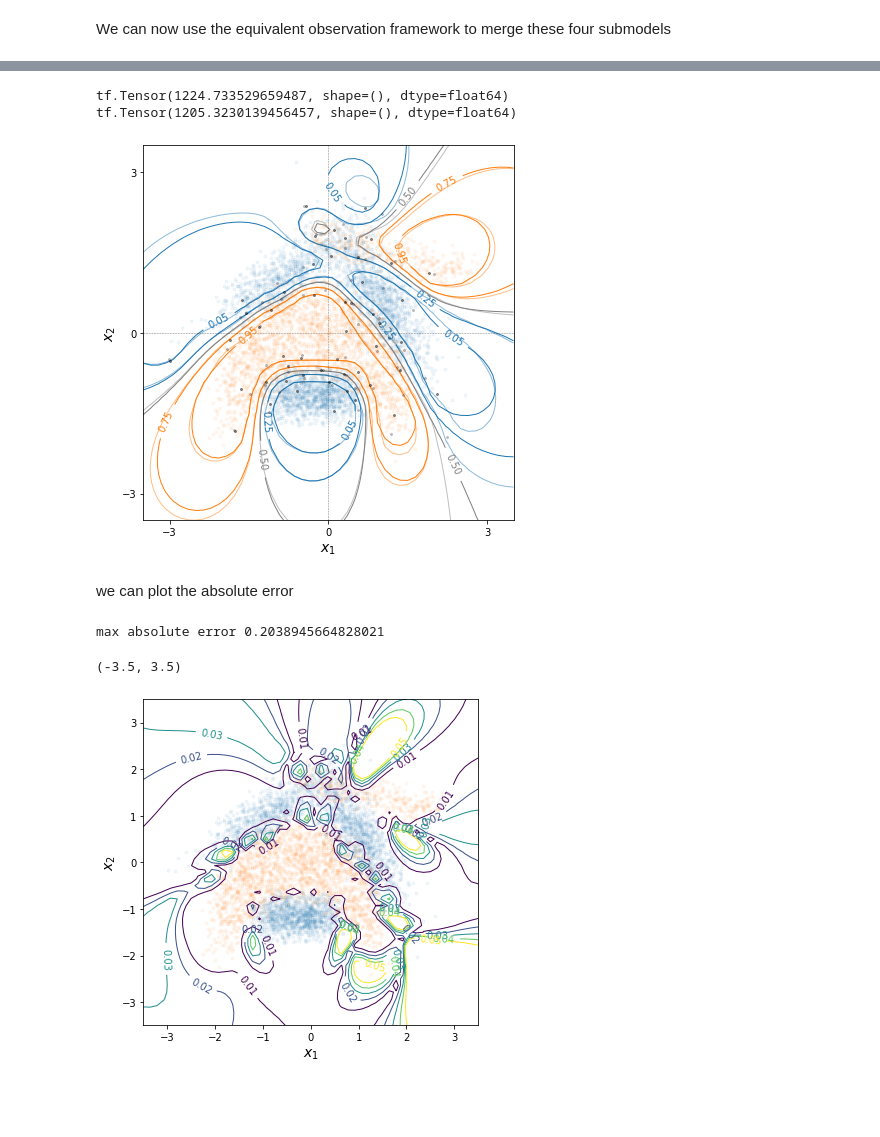
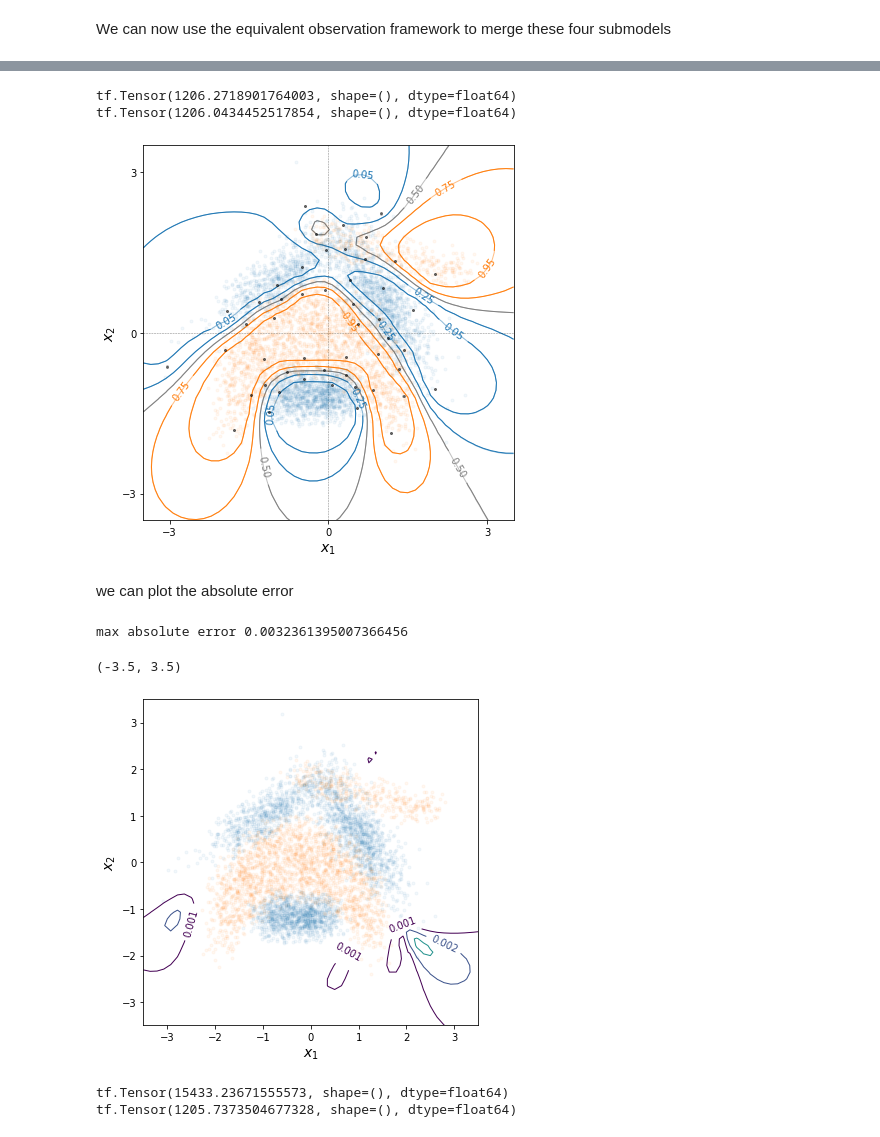
Before and after one commit to NicolasDurrande/guepard, a Jupyter notebook: docs/notebooks/equivalent_obs_SVGP_parametrisation.ipynb, the cells around one changed output, grey strips where cells are left out. Saved outputs shown, nothing was run; the diff lists cells and outputs as text; code cells hidden in the pictures; blank space fills up the shorter version.

```diff
--- a/docs/notebooks/equivalent_obs_SVGP_parametrisation.ipynb
+++ b/docs/notebooks/equivalent_obs_SVGP_parametrisation.ipynb
@@ -120,20 +121,35 @@ ax.axes.yaxis.set_ticklabels([]);
 # %%
 from typing import Any, List, Optional, Tuple, Type
 import tensorflow as tf
+
+class MyInducing(gpflow.inducing_variables.InducingPoints):
+
+    def __init__(self, ensemble):
+        super().__init__(ensemble.models[0].inducing_variable.Z)
+        self.ensemble = ensemble
+
+    @property
+    def Z(self):
+       return tf.concat(values=[m.inducing_variable.Z for m in self.ensemble.models], axis=0)
+
+    @Z.setter  # type: ignore[attr-defined, no-redef]
+    def Z(self, _: Any) -> None:
+        pass
+
 
 class SparseSVGP(gpflow.models.svgp.SVGP_deprecated):
     def __init__(self, ensemble: guepard.EquivalentObsEnsemble):
 
         self.ensemble = ensemble
 
-        Z = tf.concat(values=[m.inducing_variable.Z for m in ensemble.models], axis=0)
-        iv = gpflow.inducing_variables.InducingPoints(Z)
+        #Z = tf.concat(values=[m.inducing_variable.Z for m in ensemble.models], axis=0)
+        #iv = gpflow.inducing_variables.InducingPoints(Z)
 
         gpflow.models.svgp.SVGP_deprecated.__init__(
             self,
             ensemble.models[0].kernel,
             ensemble.models[0].likelihood,
-            inducing_variable=iv,
+            inducing_variable=MyInducing(ensemble),
             mean_function=ensemble.models[0].mean_function,
             whiten=False,
         )
@@ -289,8 +307,8 @@ print(closure())
 
 Yfsvgp = m_fsvgp.predict_y(Xtest)[0]
 # %% [output]
-tf.Tensor(1224.733529659487, shape=(), dtype=float64)
-tf.Tensor(1205.3230139456457, shape=(), dtype=float64)
+tf.Tensor(1206.2718901764003, shape=(), dtype=float64)
+tf.Tensor(1206.0434452517854, shape=(), dtype=float64)
 # %%
 fig, ax = plt.subplots(figsize=(6, 6))
 
@@ -319,27 +337,43 @@ ax.axes.yaxis.set_ticks([-3, 0, 3])
 
 plt.tight_layout()
 # %% [output]
-[figure, old version]
+[figure, new version]
 # %% [markdown]
 we can plot the absolute error
 # %%
 error = (Ytest- Yfsvgp).numpy().flatten()
 print("max absolute error", np.max(np.abs(error)))
-
 
 fig, ax = plt.subplots(figsize=(6, 6))
 
 ax.plot(X[Y[:, 0] == 0, 0], X[Y[:, 0] == 0, 1], 'o', color="C0", ms=3, alpha=0.05, label="$y=0$")
 ax.plot(X[Y[:, 0] == 1, 0], X[Y[:, 0] == 1, 1], 'o', color="C1", ms=3, alpha=0.05, label="$y=1$")
 
-cs = ax.contour(X1_grid, X2_grid, np.reshape(np.abs(error), (50, 50)), linewidths=1, levels=[0.01, 0.02, 0.03, 0.04, 0.05])
-ax.clabel(cs, inline=1, fontsize=10, fmt='%1.2f')
+cs = ax.contour(X1_grid, X2_grid, np.reshape(np.abs(error), (50, 50)), linewidths=1, levels=[0.001, 0.002, 0.003, 0.004, 0.005])
+ax.clabel(cs, inline=1, fontsize=10, fmt='%1.3f')
 
 ax.set_xlabel("$x_1$", fontsize=14)
 ax.set_ylabel("$x_2$", fontsize=14)
 ax.set_xlim(x1_lim)
 ax.set_ylim(x2_lim)
 # %% [output]
-max absolute error 0.2038945664828021
+max absolute error 0.0032361395007366456
 (-3.5, 3.5)
-[figure, old version]
+[figure, new version]
+# %%
+m_svgp = gpflow.models.SVGP(
+            m_ssvgp.kernel,
+            m_ssvgp.likelihood,
+            inducing_variable=Z_init,
+            mean_function=m_ssvgp.mean_function
+        )
+
+closure = m_svgp.training_loss_closure((X, Y))
+print(closure())
+
+opt = gpflow.optimizers.Scipy()
+opt_logs = opt.minimize(closure, m_svgp.trainable_variables)
+print(closure())
+# %% [output]
+tf.Tensor(15433.23671555573, shape=(), dtype=float64)
+tf.Tensor(1205.7373504677328, shape=(), dtype=float64)
```
Also changed, not shown: parts of 8 cells of this notebook.
